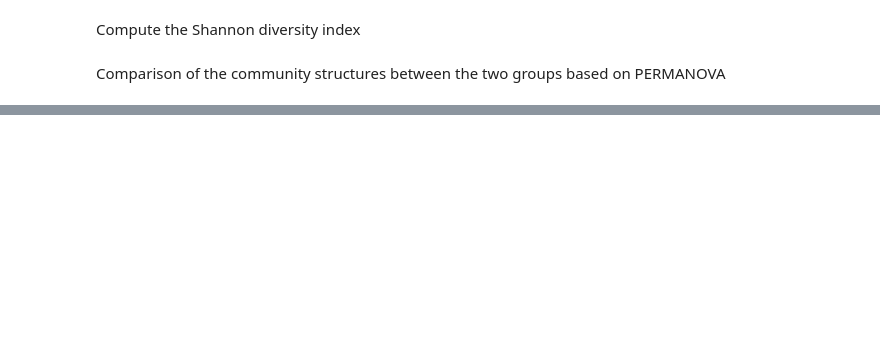
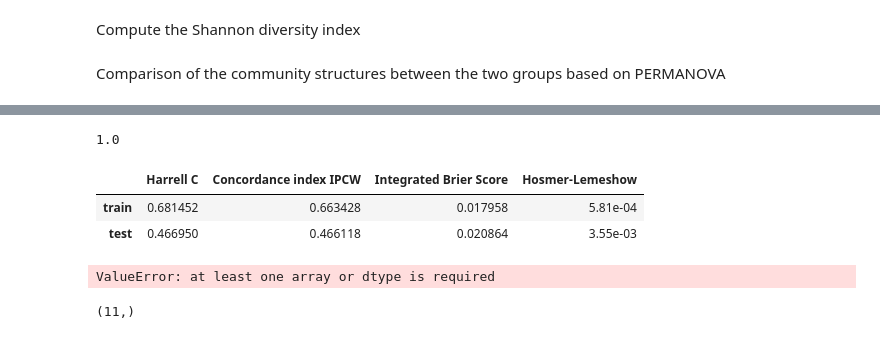
Before and after one commit to TristanFauvel/DreamHF, a Jupyter notebook: src/EDA_microbiome.ipynb, the cells around one changed output, grey strips where cells are left out. Cells and saved outputs as stored; diff of their text form; code cells hidden in the pictures; blank space fills up the shorter version.

```diff
--- a/src/EDA_microbiome.ipynb
+++ b/src/EDA_microbiome.ipynb
@@ -176,0 +348,53 @@ plt.scatter(X_embedded[:, 0], X_embedded[:, 1], c=y, s=50, cmap='rainbow')
+# %%
+#p = 10
+#selection = abs(H_coeff-1) > p/100*np.std(H_coeff)
+selection = abs(H_coeff-1) >0
+print(np.mean(selection))
+from sksurv.linear_model import CoxPHSurvivalAnalysis
+model = CoxPHSurvivalAnalysis(alpha=0.1, ties='breslow', n_iter=100, tol=1e-09, verbose=0)
+
+covariates = df_entbact_train.columns[selection]
+X_train = df_train.loc[:,covariates]
+y_train = df_train.loc[:,['Event', 'Event_time']].to_records(index=False)
+model.fit(X_train, y_train)
+
+X_test = df_test.loc[:,covariates]
+y_test =  df_test.loc[:,['Event', 'Event_time']].to_records(index=False)
+from model_evaluation import evaluate_model
+evaluate_model(model, X_train, X_test, y_train, y_test)
+# %% [output]
+1.0
+|  | Harrell C | Concordance index IPCW | Integrated Brier Score | Hosmer-Lemeshow |
+| train | 0.681452 | 0.663428 | 0.017958 | 5.81e-04 |
+| test | 0.466950 | 0.466118 | 0.020864 | 3.55e-03 |
+# %%
+taxa = ['Lactobacillaceae', 'Clostridiaceae', 'Collinsella', 'Blautia', 'Salmonella', 'Campylobacter', 'Shigella', 'Yersinia', 'Candida','Bacteroides', 'Proteobacteria'] #,'Faecalibacterium prausnitzii', 'Ruminococcus gnavus']
+from sksurv.linear_model import CoxPHSurvivalAnalysis
+model = CoxPHSurvivalAnalysis(alpha=0.1, ties='breslow', n_iter=100, tol=1e-09, verbose=0)
+from model_evaluation import evaluate_model
+
+taxa_to_keep = []
+for t in taxa:
+    cols = [t in el for el in readcounts_df_train.columns]
+    df_entbact_train = readcounts_df_train.loc[:, cols]
+    df_entbact_test = readcounts_df_test.loc[:, cols]
+    df_train = pheno_df_train.join(df_entbact_train)
+    df_test  = pheno_df_test.join(df_entbact_test)
+
+    covariates = df_entbact_train.columns
+    X_train = df_train.loc[:,covariates]
+    y_train = df_train.loc[:,['Event', 'Event_time']].to_records(index=False)
+    model.fit(X_train, y_train)
+
+    X_test = df_test.loc[:,covariates]
+    y_test =  df_test.loc[:,['Event', 'Event_time']].to_records(index=False)
+
+    H_coeff = np.exp(model.coef_)
+    taxa_to_keep.append(covariates[np.abs(H_coeff-1)>0.1])
+# %% [output]
+ValueError: at least one array or dtype is required
+# %%
+taxa_to_keep = np.array(taxa_to_keep)
+taxa_to_keep.shape
+# %% [output]
+(11,)
```
Also changed, not shown: parts of 66 cells of this notebook, 9 other files.
